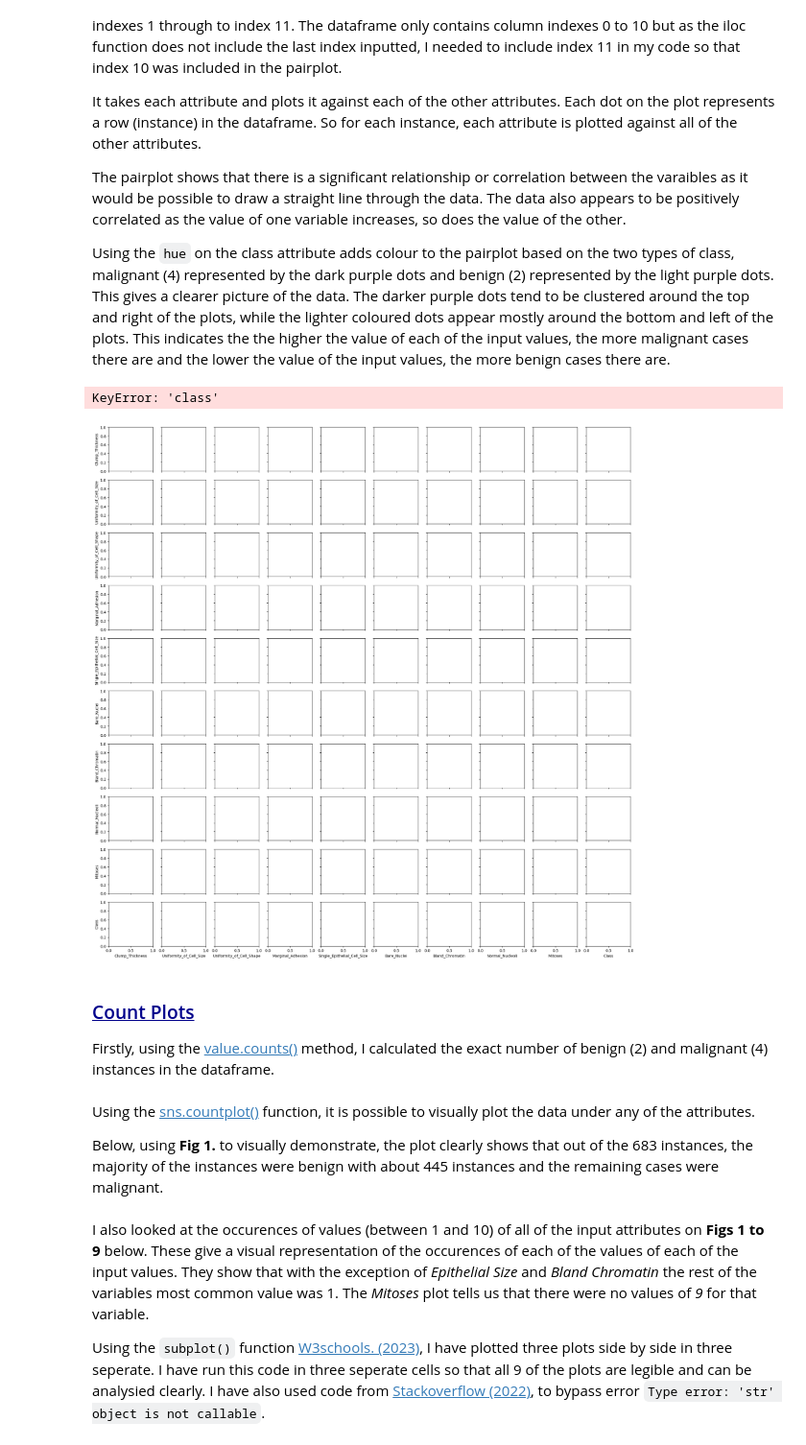
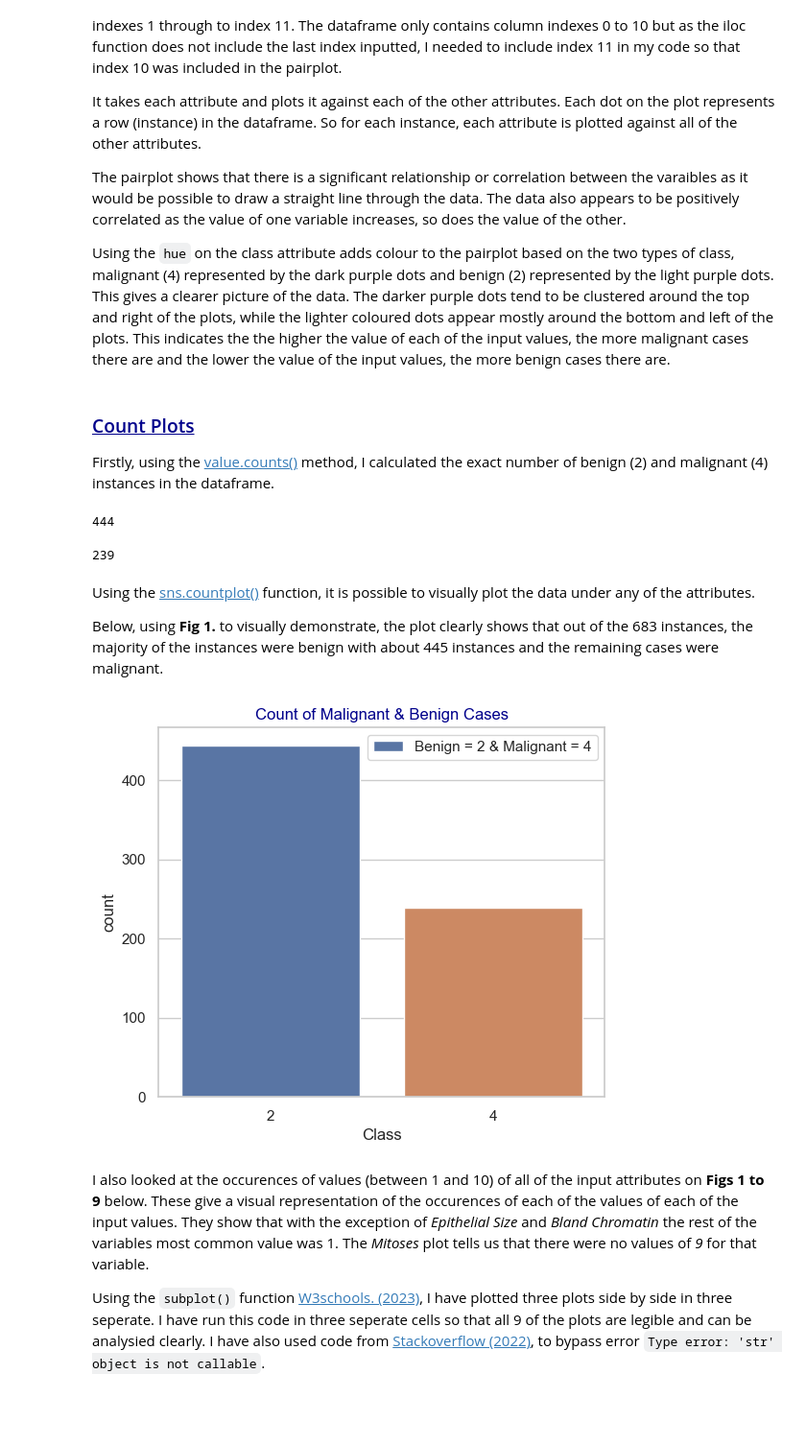
Before and after one commit to OCorry/PfDA-2022-Project-2, a Jupyter notebook: PfDA-2022-Project-2.ipynb, the cells around one changed output. Shown at 96% size. Cells and saved outputs as stored; diff of their text form; code cells hidden in the pictures; blank space fills up the shorter version.

```diff
--- a/PfDA-2022-Project-2.ipynb
+++ b/PfDA-2022-Project-2.ipynb
@@ -338,21 +338,22 @@ The pairplot shows that there is a significant relationship or correlation betwe
 
 Using the ``hue`` on the class attribute adds colour to the pairplot based on the two types of class, malignant (4) represented by the dark purple dots and benign (2) represented by the light purple dots. This gives a clearer picture of the data. The darker purple dots tend to be clustered around the top and right of the plots, while the lighter coloured dots appear mostly around the bottom and left of the plots. This indicates the the higher the value of each of the input values, the more malignant cases there are and the lower the value of the input values, the more benign cases there are.
 # %%
-sns.pairplot(df.iloc[:,1:11], hue ='class')
-plt.plot()
-plt.show()
+#sns.pairplot(df.iloc[:,1:11], hue ='Class')
+#plt.plot()
+#plt.show()
-# %% [output]
-KeyError: 'class'
-[figure, removed]
 # %% [markdown]
 ### <font color=darkblue><ins>Count Plots</ins></font>
 Firstly, using the <a href="https://www.geeksforgeeks.org/how-to-count-occurrences-of-specific-value-in-pandas-column/" target="_top">value.counts()</a> method, I calculated the exact number of benign (2) and malignant (4) instances in the dataframe.
 # %%
-benign = (df['class'].value_counts()[2])
+benign = (df['Class'].value_counts()[2])
 print(benign)
+# %% [output]
+444
 # %%
-malignant = (df['class'].value_counts()[4])
+malignant = (df['Class'].value_counts()[4])
 print(malignant)
+# %% [output]
+239
 # %% [markdown]
 Using the <a href="https://seaborn.pydata.org/generated/seaborn.countplot.html" target="_top">sns.countplot()</a> function, it is possible to visually plot the data under any of the attributes.
 
@@ -360,11 +361,13 @@ Below, using **Fig 1.** to visually demonstrate, the plot clearly shows that out
 # %%
 # Plotting the data
 sns.set(style = 'whitegrid')
 plt.figure(figsize=(6,5))
-sns.countplot(x='class', data=df, label= 'Benign = 2 & Malignant = 4')
+sns.countplot(x='Class', data=df, label= 'Benign = 2 & Malignant = 4')
 plt.title('Count of Malignant & Benign Cases', color = 'darkblue')
 plt.legend()
 plt.show()
+# %% [output]
+[figure, added]
 # %% [markdown]
 I also looked at the occurences of values (between 1 and 10) of all of the input attributes on **Figs 1 to 9** below. These give a visual representation of the occurences of each of the values of each of the input values. They show that with the exception of *Epithelial Size* and *Bland Chromatin* the rest of the variables most common value was 1. The *Mitoses* plot tells us that there were no values of *9* for that variable.
 
```
Also changed, not shown: parts of 93 cells of this notebook.
